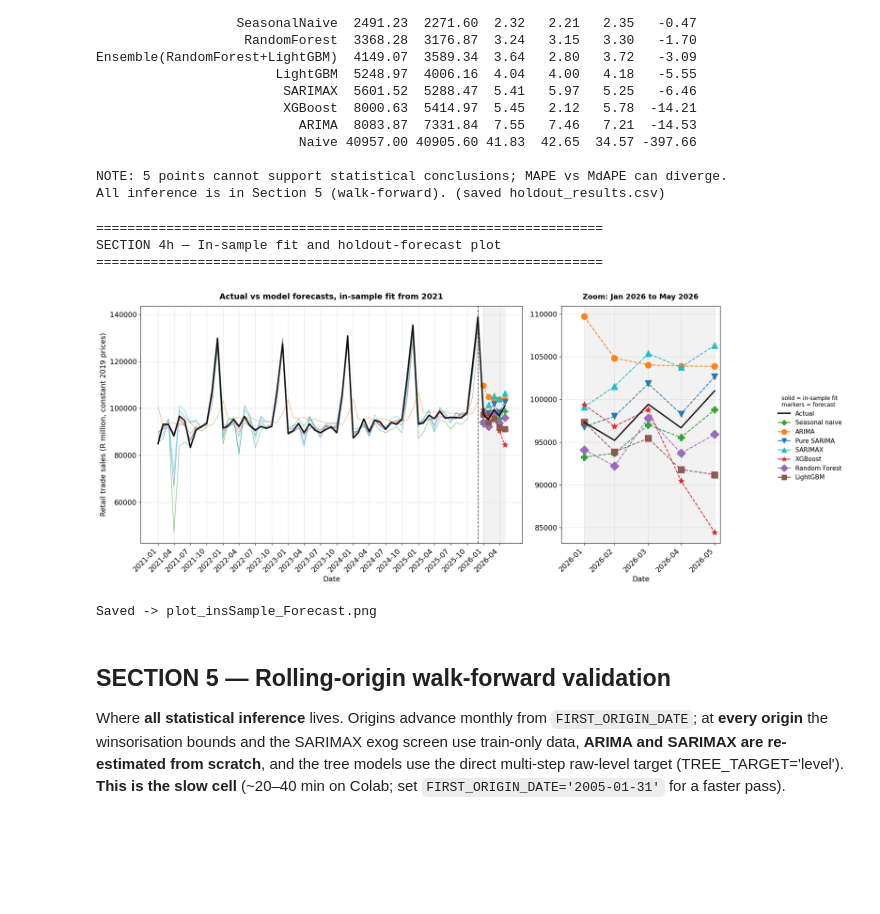
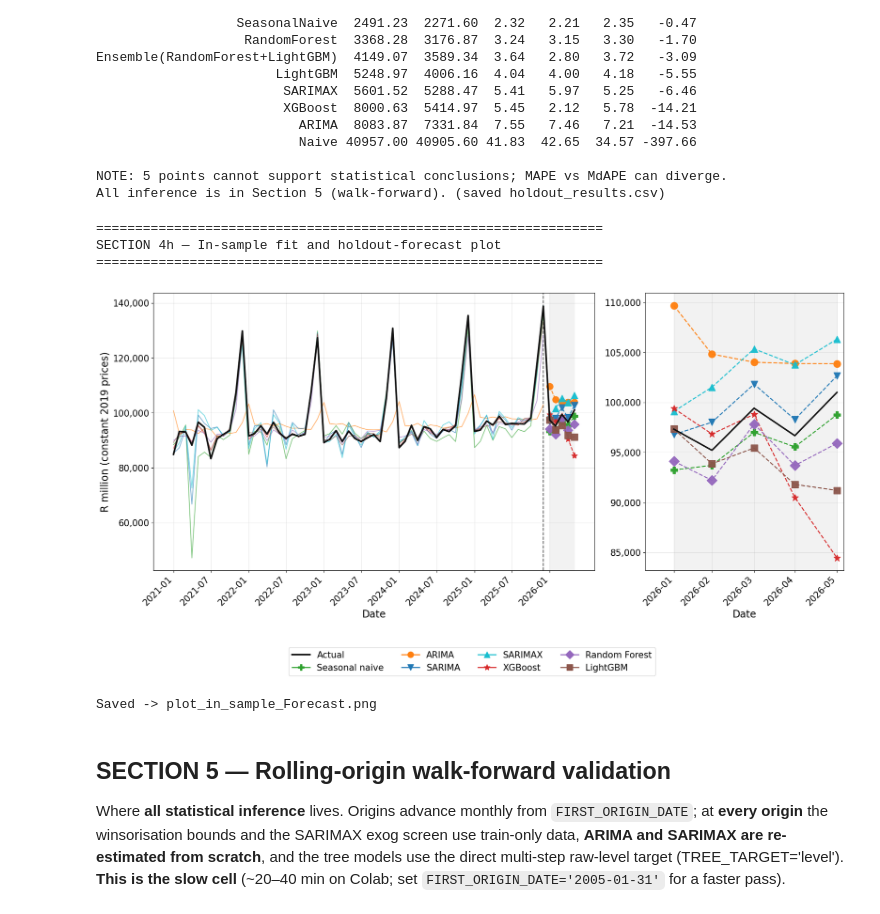
Before and after one commit to thabisop/Tree_Based_ML-Short_Term_Retail_Trade_Sales_Forecasting, a Jupyter notebook: Modelling_Script.ipynb, the cells around one changed output. Cells and saved outputs as stored; diff of their text form; code cells hidden in the pictures; blank space fills up the shorter version.

```diff
--- a/Modelling_Script.ipynb
+++ b/Modelling_Script.ipynb
@@ -611,62 +611,65 @@ pure_sarima_forecast = {h: float(_pure_raw.iloc[h - 1]) for h in HORIZONS}
 plot_models = [
     ("Seasonal naive", target_series.shift(12), seasonal_naive_forecast, "#2ca02c", "P"),
     ("ARIMA",          arima_model.fittedvalues, arima_forecast,          "#ff7f0e", "o"),
-    ("Pure SARIMA",         _pure_model.fittedvalues, pure_sarima_forecast,    "#1f77b4", "v"),
+    ("SARIMA",         _pure_model.fittedvalues, pure_sarima_forecast,    "#1f77b4", "v"),
     ("SARIMAX",        sarimax_model.fittedvalues, sarimax_forecast,      "#17becf", "^"),
     ("XGBoost",        insample_fitted_tree(make_xgboost, data, FEATURE_COLS, origin_pos), xgboost_forecast, "#d62728", "*"),
     ("Random Forest",  insample_fitted_tree(make_random_forest, data, FEATURE_COLS, origin_pos), random_forest_forecast, "#9467bd", "D"),
     ("LightGBM",       insample_fitted_tree(make_lightgbm, data, FEATURE_COLS, origin_pos), lightgbm_forecast, "#8c564b", "s"),
 ]
+from matplotlib.ticker import FuncFormatter
+_thousands = FuncFormatter(lambda v, p: f"{v:,.0f}")
+
 holdout_dates = [data.index[origin_pos + h] for h in HORIZONS]
 plot_start = "2021-01-01"
-plt.rcParams.update({"font.size": 13})
-fig, (ax, axz) = plt.subplots(1, 2, figsize=(17, 7.6), gridspec_kw={"width_ratios": [3.0, 1.25]})
+plt.rcParams.update({"font.size": 16})
+fig, (ax, axz) = plt.subplots(1, 2, figsize=(18, 8.5), gridspec_kw={"width_ratios": [3.0, 1.35]})
 
-# main panel: in-sample fit (from 2021) + holdout forecasts
 actual_window = target_series.loc[plot_start:]
-ax.plot(actual_window.index, actual_window.values, color="#111", linewidth=2.6, label="Actual", zorder=10)
+ax.plot(actual_window.index, actual_window.values, color="#111", linewidth=2.8, zorder=10)
 for name, fitted, fc, colour, marker in plot_models:
     w = fitted.loc[plot_start:LAST_TRAIN_DATE]
-    ax.plot(w.index, w.values, color=colour, linewidth=1.1, alpha=0.55, zorder=3)
+    ax.plot(w.index, w.values, color=colour, linewidth=1.3, alpha=0.6, zorder=3)
     ax.plot(holdout_dates, [fc[h] for h in HORIZONS], linestyle="--", marker=marker,
-            color=colour, markersize=10, linewidth=1.4, alpha=0.95, zorder=6)
+            color=colour, markersize=11, linewidth=1.6, alpha=0.95, zorder=6)
 ax.axvspan(holdout_dates[0], holdout_dates[-1], color="#f2f2f2", zorder=0)
-ax.axvline(data.index[origin_pos], color="#555", linestyle="--", linewidth=1.3)
-ax.set_title("Actual vs model forecasts, in-sample fit from 2021", fontsize=14, fontweight="bold", pad=12)
-ax.set_xlabel("Date", fontsize=13)
-ax.set_ylabel("Retail trade sales (R million, constant 2019 prices)", fontsize=13)
-ax.set_xticks(actual_window.index[::3])  # ticks on month-end data dates
+ax.axvline(data.index[origin_pos], color="#555", linestyle="--", linewidth=1.4)
+ax.set_xlabel("Date", fontsize=17)
+ax.set_ylabel("R million (constant 2019 prices)", fontsize=17)
+ax.yaxis.set_major_formatter(_thousands)
+ax.set_xticks(actual_window.index[::6])
 ax.xaxis.set_major_formatter(mdates.DateFormatter("%Y-%m"))
+ax.tick_params(labelsize=15)
 plt.setp(ax.get_xticklabels(), rotation=45, ha="right"); ax.grid(True, alpha=0.3)
 
-# zoomed panel: the Jan-May 2026 holdout
 zoom_actual = target_series.loc["2026-01-01":]
-axz.plot(zoom_actual.index, zoom_actual.values, color="#111", linewidth=2.4, zorder=10)
+axz.plot(zoom_actual.index, zoom_actual.values, color="#111", linewidth=2.6, zorder=10)
 for name, fitted, fc, colour, marker in plot_models:
     axz.plot(holdout_dates, [fc[h] for h in HORIZONS], linestyle="--", marker=marker,
-             color=colour, markersize=11, linewidth=1.6, alpha=0.95, zorder=6)
+             color=colour, markersize=12, linewidth=1.8, alpha=0.95, zorder=6)
 axz.axvspan(holdout_dates[0], holdout_dates[-1], color="#f2f2f2", zorder=0)
 axz.set_xlim(pd.Timestamp("2026-01-10"), pd.Timestamp("2026-06-05"))
-axz.set_title("Zoom: Jan 2026 to May 2026", fontsize=13, fontweight="bold", pad=12)
-axz.set_xlabel("Date", fontsize=13)
-axz.set_xticks(zoom_actual.index)  # month-end ticks: Jan-May 2026
+axz.set_xlabel("Date", fontsize=17)
+axz.yaxis.set_major_formatter(_thousands)
+axz.set_xticks(zoom_actual.index)
 axz.xaxis.set_major_formatter(mdates.DateFormatter("%Y-%m"))
+axz.tick_params(labelsize=15)
 plt.setp(axz.get_xticklabels(), rotation=45, ha="right"); axz.grid(True, alpha=0.3)
 
-handles = [Line2D([0], [0], color="#111", lw=2.6, label="Actual")]
+handles = [Line2D([0], [0], color="#111", lw=2.8, label="Actual")]
 for name, fitted, fc, colour, marker in plot_models:
-    handles.append(Line2D([0], [0], color=colour, lw=1.6, marker=marker, markersize=9, label=name))
-fig.legend(handles=handles, fontsize=11, loc="center left", bbox_to_anchor=(0.995, 0.5),
-           frameon=False, title="solid = in-sample fit\nmarkers = forecast", title_fontsize=10)
-plt.tight_layout(rect=[0, 0, 0.93, 1])
-plt.savefig("plot_insSample_Forecast.png", dpi=200, bbox_inches="tight"); plt.show()
-print("Saved -> plot_insSample_Forecast.png")
+    handles.append(Line2D([0], [0], color=colour, lw=1.8, marker=marker, markersize=10, label=name))
+fig.legend(handles=handles, fontsize=15, loc="lower center", ncol=4, frameon=True,
+           bbox_to_anchor=(0.5, -0.10))
+plt.tight_layout(rect=[0, 0.04, 1, 1])
+plt.savefig("plot_in_sample_Forecast.png", dpi=200, bbox_inches="tight"); plt.show()
+print("Saved -> plot_in_sample_Forecast.png")
 # %% [output]
 =================================================================
 SECTION 4h — In-sample fit and holdout-forecast plot
 =================================================================
-[figure, old version]
+[figure, new version]
-Saved -> plot_insSample_Forecast.png
+Saved -> plot_in_sample_Forecast.png
 # %% [markdown]
 ## SECTION 5 — Rolling-origin walk-forward validation
 
```
Also changed, not shown: parts of 5 cells of this notebook.
